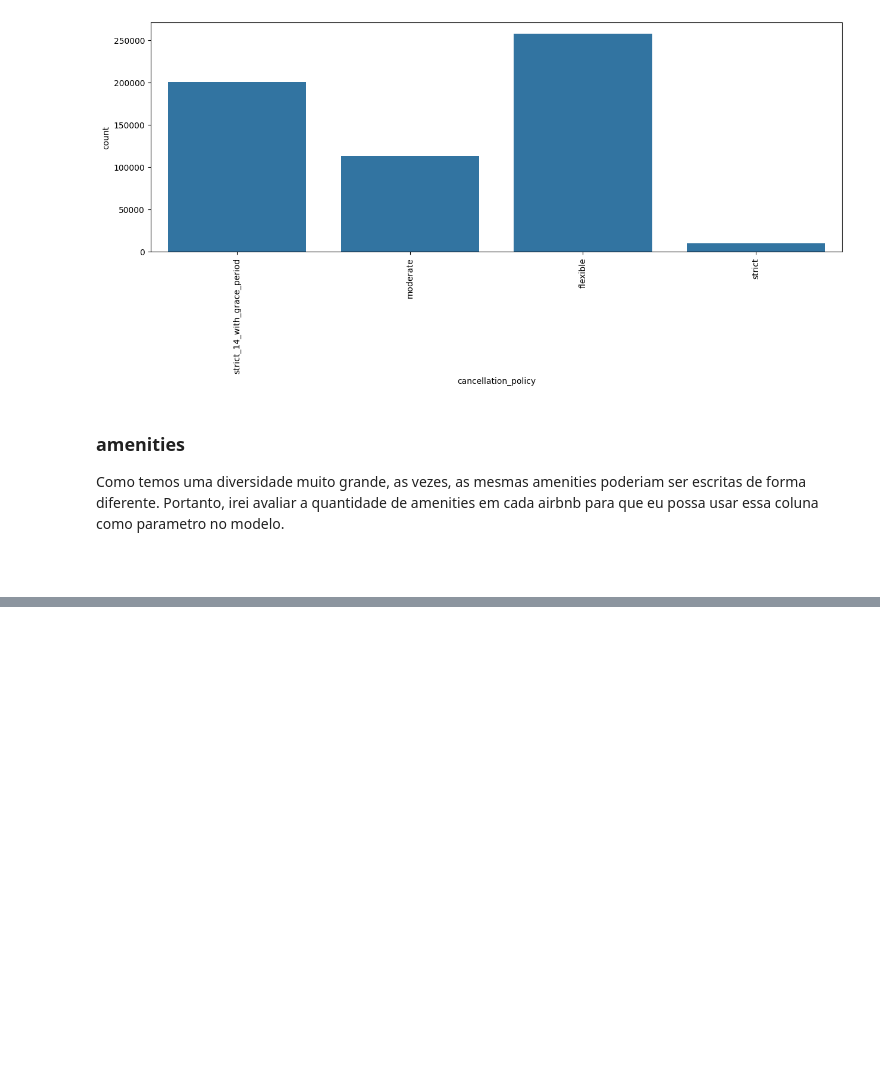
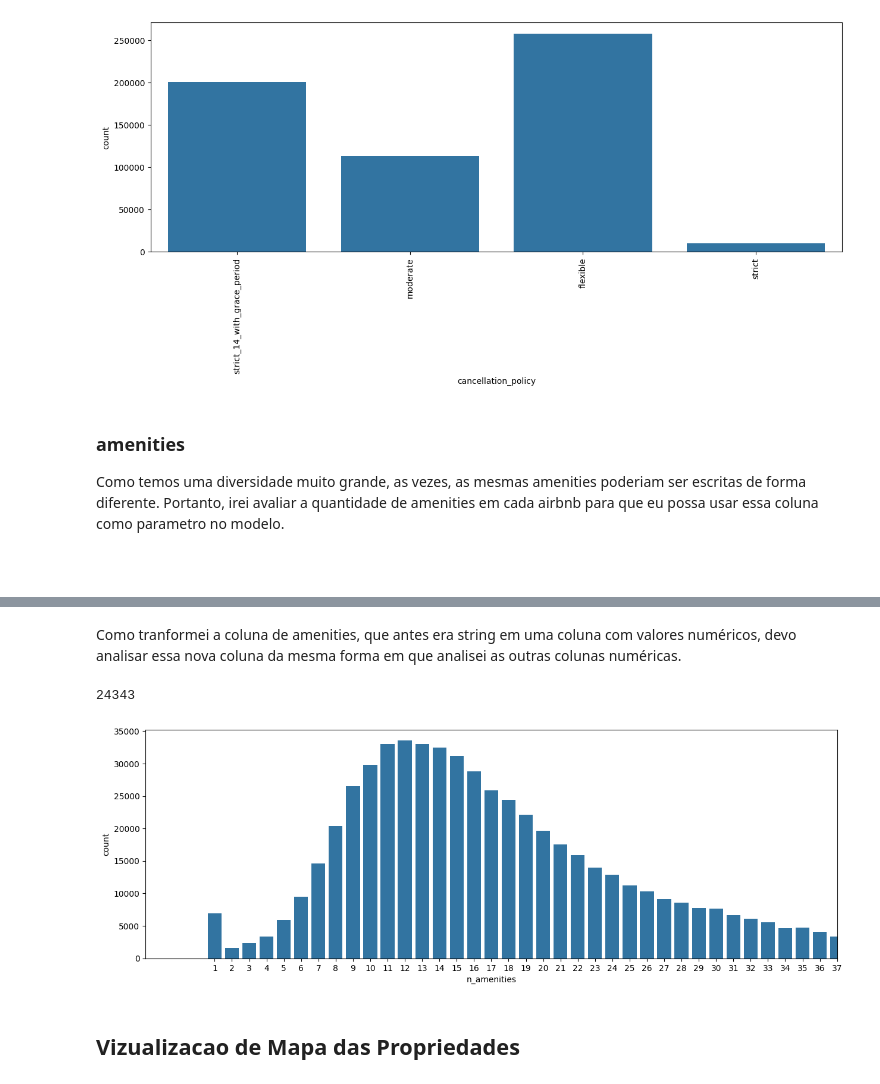
Before and after one commit to raphaelcastelar/projeto-analise-airbnb, a Jupyter notebook: airbnb2.ipynb, the cells around one changed output, grey strips where cells are left out. Saved outputs shown, nothing was run; the diff lists cells and outputs as text; code cells hidden in the pictures; blank space fills up the shorter version.

```diff
--- a/airbnb2.ipynb
+++ b/airbnb2.ipynb
@@ -401,0 +404,2 @@ base_airbnb.shape
+# %% [markdown]
+Como tranformei a coluna de amenities, que antes era string em uma coluna com valores numéricos, devo analisar essa nova coluna da mesma forma em que analisei as outras colunas numéricas.
@@ -401,0 +409,9 @@ base_airbnb.shape
+# %%
+base_airbnb, linhas_removidas = excluirOutliers(base_airbnb, 'n_amenities')
+print(linhas_removidas)
+grafico_barra(base_airbnb['n_amenities'])
+# %% [output]
+24343
+[figure, added]
+# %% [markdown]
+## Vizualizacao de Mapa das Propriedades
```
Also changed, not shown: parts of 3 cells of this notebook.
